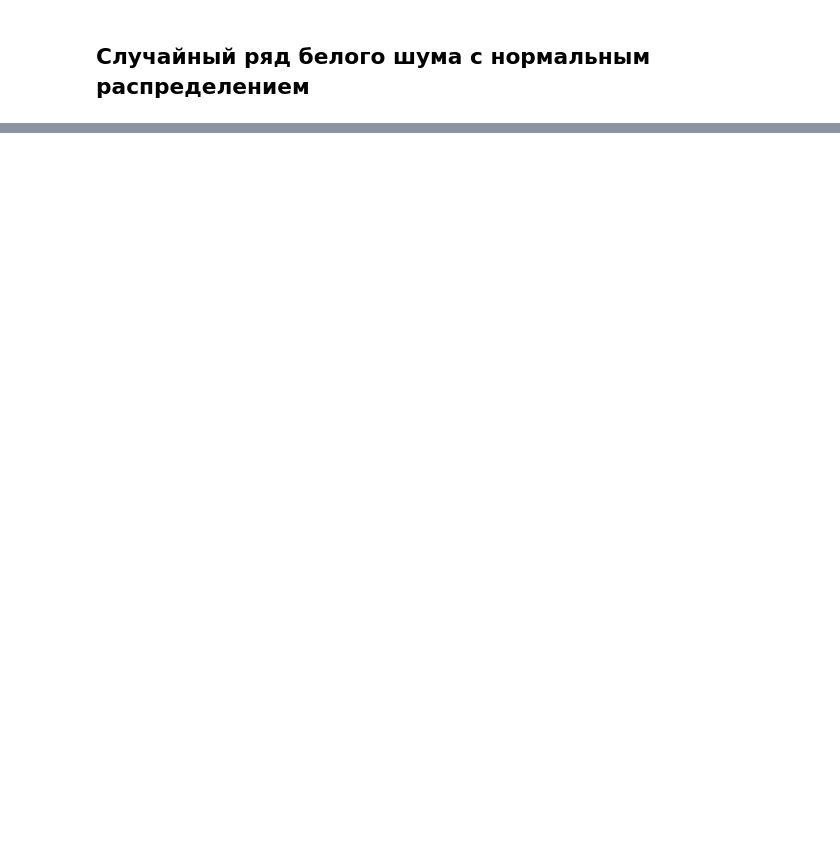
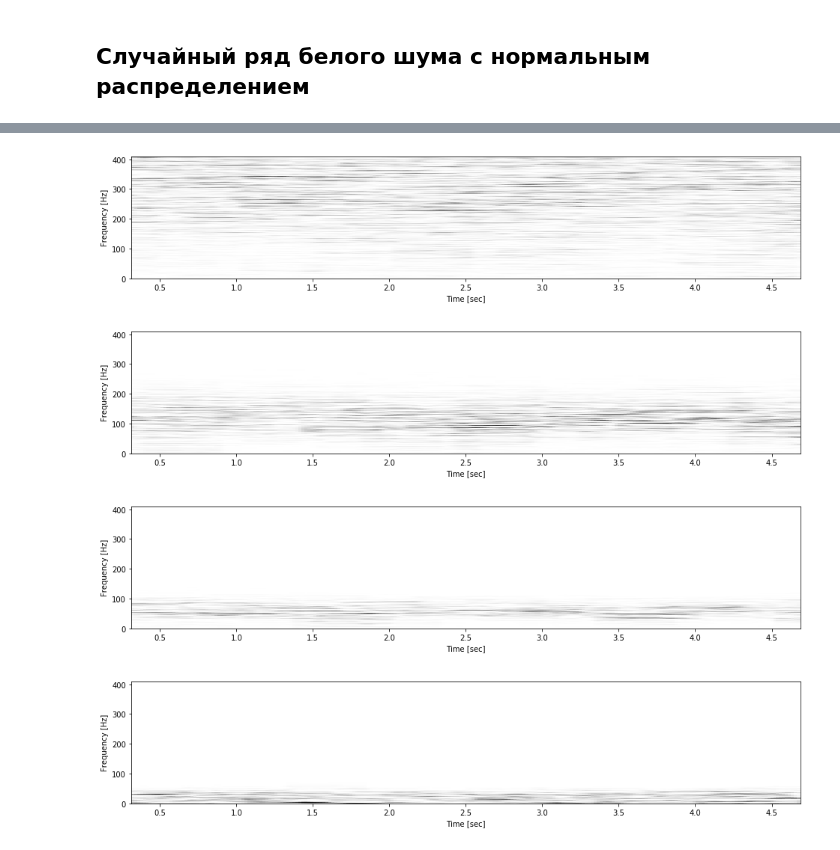
Before and after one commit to euloo/time-series, a Jupyter notebook: 7-timeSeries.ipynb, the cells around one changed output, grey strips where cells are left out. Saved outputs shown, nothing was run; the diff lists cells and outputs as text; code cells hidden in the pictures; blank space fills up the shorter version.

```diff
--- a/7-timeSeries.ipynb
+++ b/7-timeSeries.ipynb
@@ -544,3 +556,24 @@ mean of trend 85.33
+# %%
+t = np.linspace(0, 1, 4096)
+mean = 0
+std = 1
+F = np.random.normal(mean, std, size=4096)
+
+fs = 1/(tx[1] - tx[0]) # fs = 1/dt = N/T
+components = emd(F, n_components = 3)
+for i in range(len(components)):
+    f, t, Sxx = signal.spectrogram(components[i], fs, nperseg = 512, noverlap = 496, nfft=4096)
+
+    plt.figure(figsize = (16, 3))
+    plt.pcolormesh(t, f, Sxx, cmap='gray_r') # в оттенках серого цвета
+    plt.ylabel('Frequency [Hz]')
+    plt.xlabel('Time [sec]')
+    plt.show()
+# %% [output]
+[figure, added]
+[figure, added]
+[figure, added]
+[figure, added]
 # %%
 t = np.linspace(0, 4, 4096)
 F = np.exp(-0.4*np.pi*t) + 0.2*rand.randn(len(t))
```
Also changed, not shown: parts of 14 cells of this notebook.
